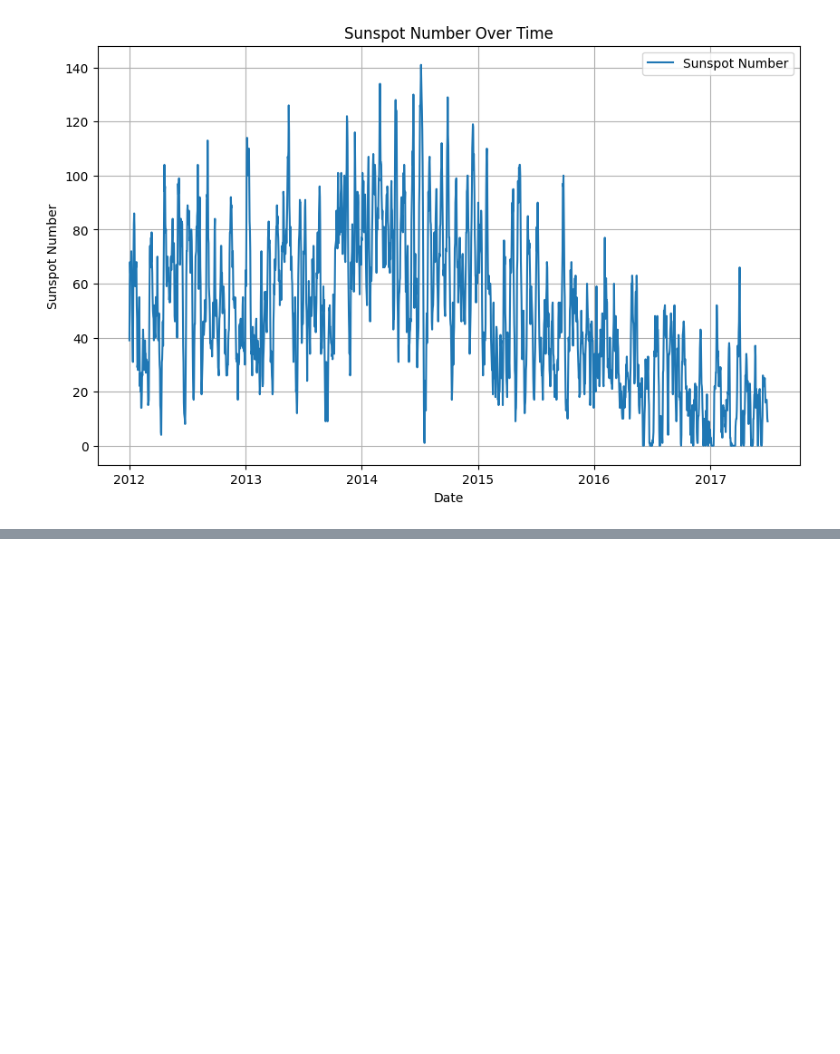
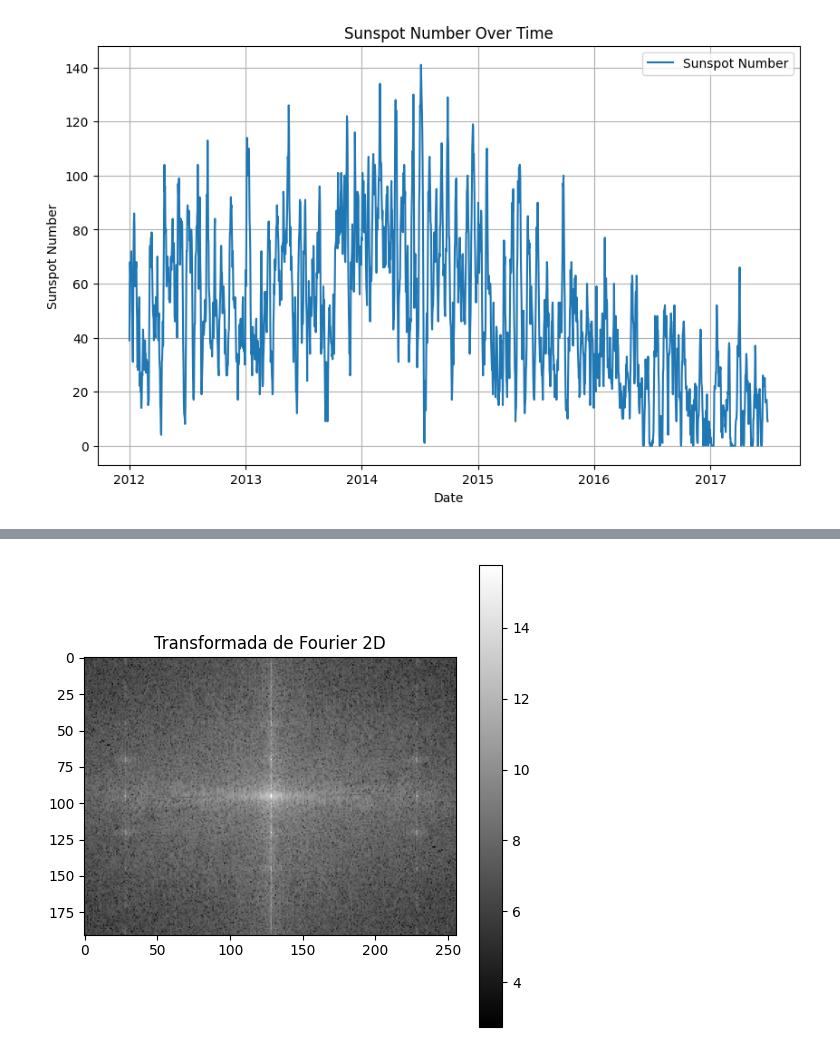
Before and after one commit to SimonOliveros/Entregas_Metodos_Comp_II_Oliveros_LopezDeMesa, a Jupyter notebook: Taller_2_Fourier.ipynb, the cells around one changed output, grey strips where cells are left out. Saved outputs shown, nothing was run; the diff lists cells and outputs as text; code cells hidden in the pictures; blank space fills up the shorter version.

```diff
--- a/Taller_2_Fourier.ipynb
+++ b/Taller_2_Fourier.ipynb
@@ -58,0 +105,15 @@ plt.show()
+# %%
+#2.1
+
+Trans=np.fft.fft2(img)
+Transshift=np.fft.fftshift(Trans)
+Trans_mag=np.abs(Transshift)
+Trans_mag_log=np.log1p(Trans_mag)
+
+plt.figure(figsize=(6, 6))
+plt.imshow(Trans_mag_log, cmap='gray')
+plt.colorbar()
+plt.title("Transformada de Fourier 2D")
+plt.show()
+# %% [output]
+[figure, added]
```
Also changed, not shown: parts of 7 cells of this notebook.
